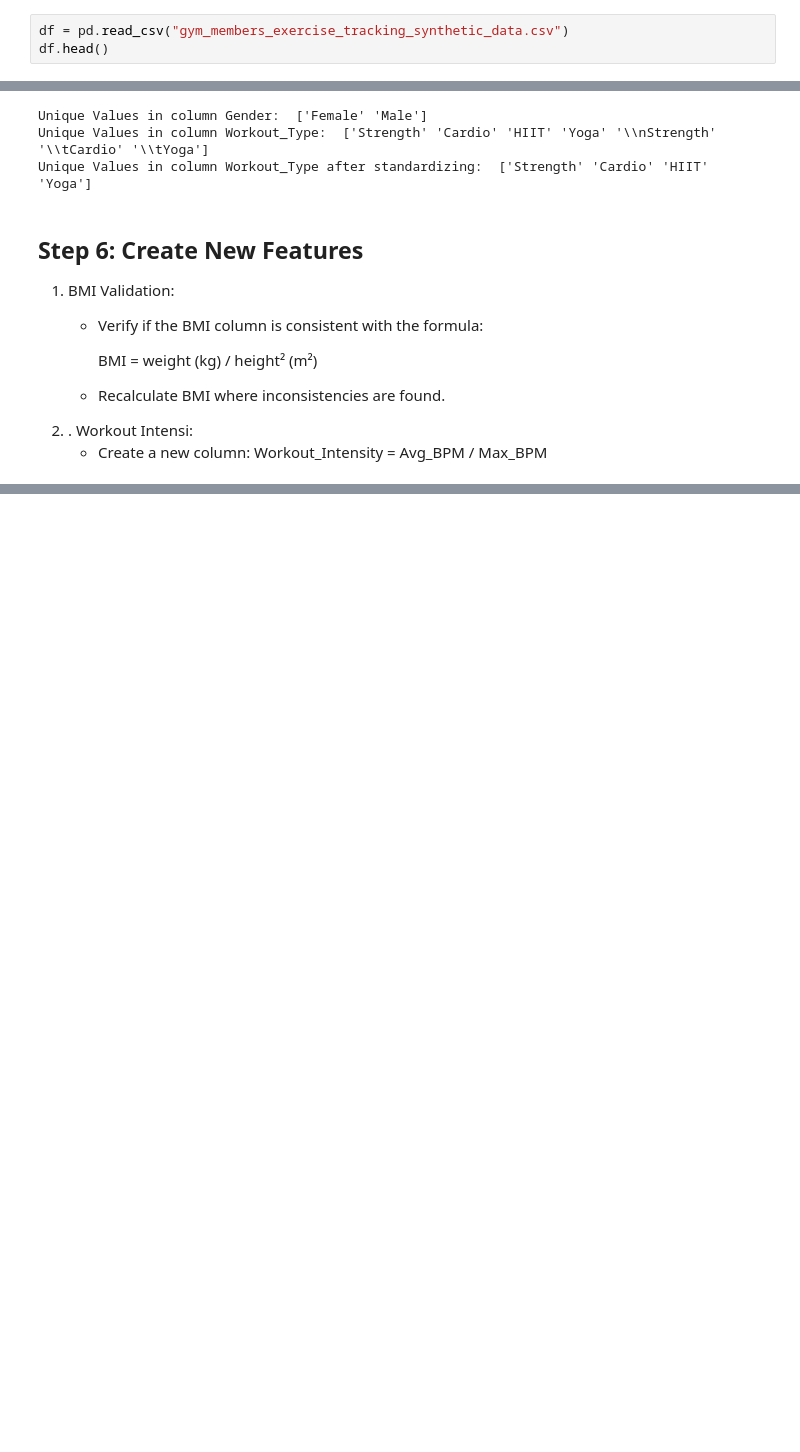
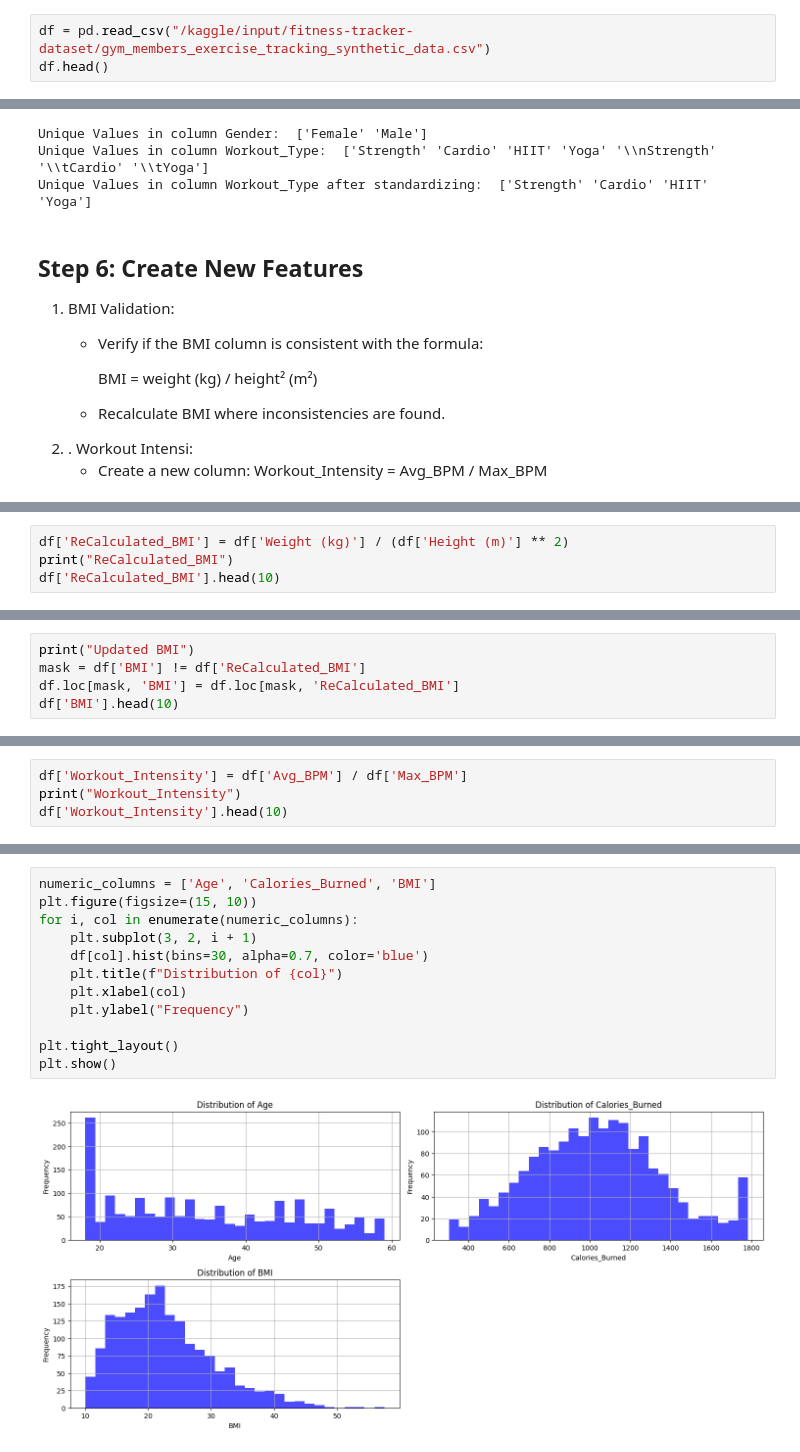
Before and after one commit to merehansheikh/Data-Science-22, a Jupyter notebook: Semester-5/Introduction to Data Science/LAB-04-Dec/lab-04-dec.ipynb, the cells around one changed output, grey strips where cells are left out. Saved outputs shown, nothing was run; the diff lists cells and outputs as text; blank space fills up the shorter version.

```diff
--- a/Semester-5/Introduction to Data Science/LAB-04-Dec/lab-04-dec.ipynb
+++ b/Semester-5/Introduction to Data Science/LAB-04-Dec/lab-04-dec.ipynb
@@ -11,7 +28,7 @@ import seaborn as sns
 *  Load the dataset into a pandas DataFrame using pd.read_csv() or from the provided file
 * • Display the first few rows using .head() to understand the structure.
 # %%
-df = pd.read_csv("gym_members_exercise_tracking_synthetic_data.csv")
+df = pd.read_csv("/kaggle/input/fitness-tracker-dataset/gym_members_exercise_tracking_synthetic_data.csv")
 df.head()
 # %% [output]
 |  | Age | Gender | Weight (kg) | Height (m) | Max_BPM | Avg_BPM | Resting_BPM | Session_Duration (hours) | ... |
@@ -154,0 +213,4 @@ Unique Values in column Workout_Type after standardizing:  ['Strength' 'Cardio'
+# %%
+df['ReCalculated_BMI'] = df['Weight (kg)'] / (df['Height (m)'] ** 2)
+print("ReCalculated_BMI")
+df['ReCalculated_BMI'].head(10)
@@ -154,0 +230,5 @@ Unique Values in column Workout_Type after standardizing:  ['Strength' 'Cardio'
+# %%
+print("Updated BMI")
+mask = df['BMI'] != df['ReCalculated_BMI']
+df.loc[mask, 'BMI'] = df.loc[mask, 'ReCalculated_BMI']
+df['BMI'].head(10)
@@ -154,0 +248,4 @@ Unique Values in column Workout_Type after standardizing:  ['Strength' 'Cardio'
+# %%
+df['Workout_Intensity'] = df['Avg_BPM'] / df['Max_BPM']
+print("Workout_Intensity")
+df['Workout_Intensity'].head(10)
@@ -154,0 +270,14 @@ Unique Values in column Workout_Type after standardizing:  ['Strength' 'Cardio'
+# %%
+numeric_columns = ['Age', 'Calories_Burned', 'BMI']
+plt.figure(figsize=(15, 10))
+for i, col in enumerate(numeric_columns):
+    plt.subplot(3, 2, i + 1)
+    df[col].hist(bins=30, alpha=0.7, color='blue')
+    plt.title(f"Distribution of {col}")
+    plt.xlabel(col)
+    plt.ylabel("Frequency")
+
+plt.tight_layout()
+plt.show()
+# %% [output]
+[figure, added]
```
Also changed, not shown: parts of 29 cells of this notebook.
